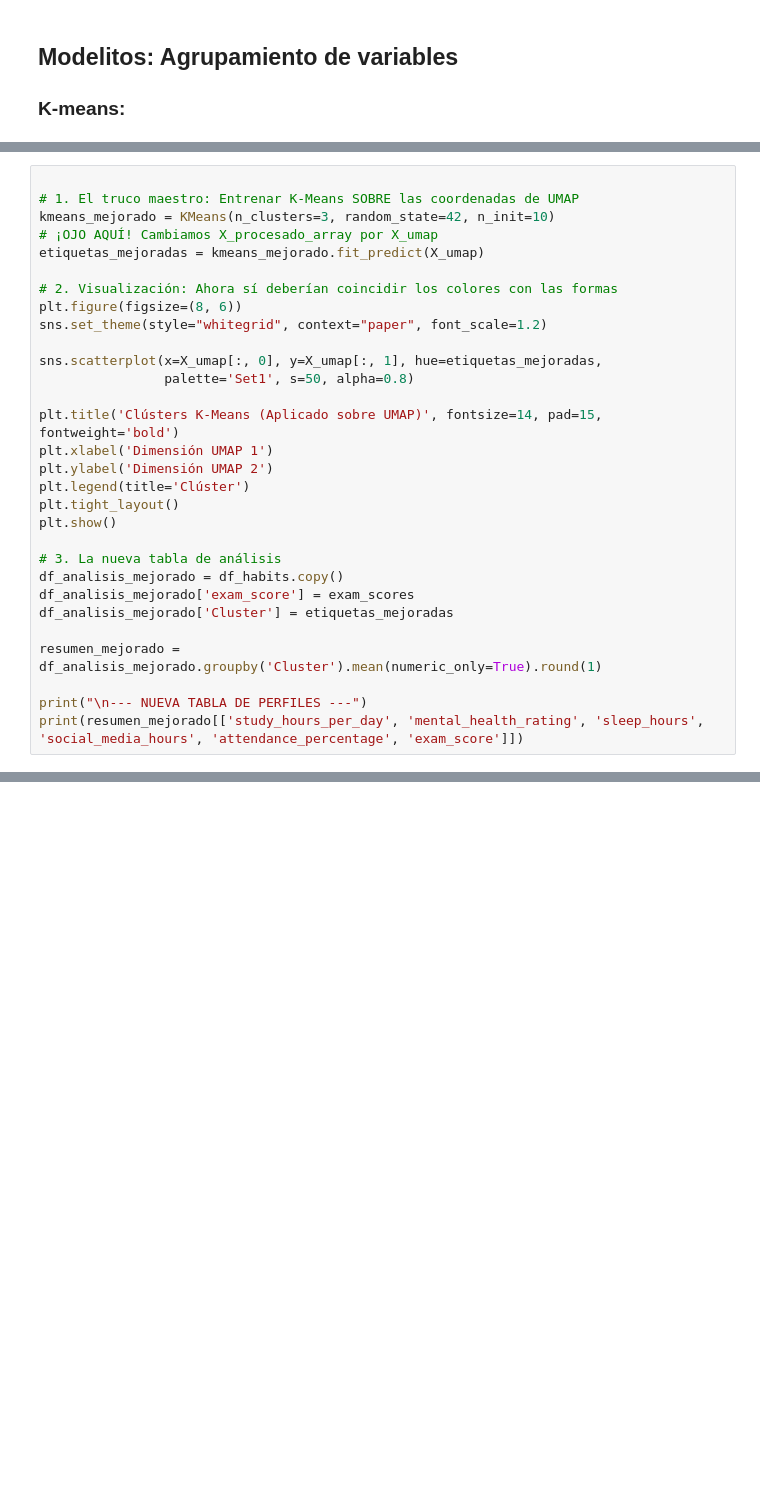
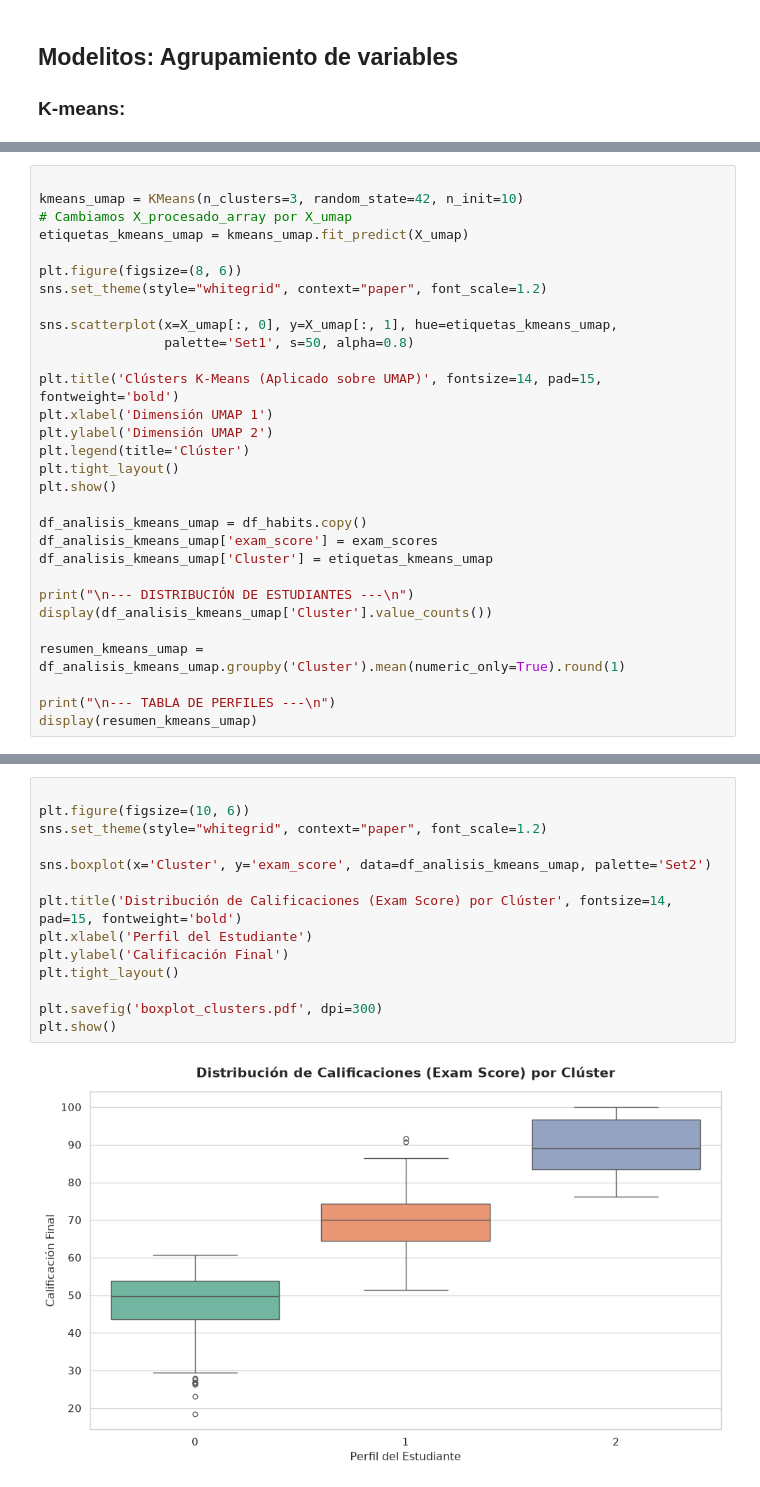
Before and after one commit to gapalfaro-cmyk/Proyecto-de-fin-de-modulo-6---Alfaro-Badillo-Cruz-Perez-Rupit, a Jupyter notebook: Modulo_VI_Equipo_15_Habits.ipynb, the cells around one changed output, grey strips where cells are left out. Drawn from its saved outputs; the diff is of its cells as text; blank space fills up the shorter version.

```diff
--- a/Modulo_VI_Equipo_15_Habits.ipynb
+++ b/Modulo_VI_Equipo_15_Habits.ipynb
@@ -447,15 +431,13 @@ Cluster
 # %%
 
-# 1. El truco maestro: Entrenar K-Means SOBRE las coordenadas de UMAP
-kmeans_mejorado = KMeans(n_clusters=3, random_state=42, n_init=10)
-# ¡OJO AQUÍ! Cambiamos X_procesado_array por X_umap
-etiquetas_mejoradas = kmeans_mejorado.fit_predict(X_umap)
+kmeans_umap = KMeans(n_clusters=3, random_state=42, n_init=10)
+# Cambiamos X_procesado_array por X_umap
+etiquetas_kmeans_umap = kmeans_umap.fit_predict(X_umap)
 
-# 2. Visualización: Ahora sí deberían coincidir los colores con las formas
 plt.figure(figsize=(8, 6))
 sns.set_theme(style="whitegrid", context="paper", font_scale=1.2)
 
-sns.scatterplot(x=X_umap[:, 0], y=X_umap[:, 1], hue=etiquetas_mejoradas,
+sns.scatterplot(x=X_umap[:, 0], y=X_umap[:, 1], hue=etiquetas_kmeans_umap,
                 palette='Set1', s=50, alpha=0.8)
 
 plt.title('Clústers K-Means (Aplicado sobre UMAP)', fontsize=14, pad=15, fontweight='bold')
@@ -465,14 +447,16 @@ plt.legend(title='Clúster')
 plt.tight_layout()
 plt.show()
 
-# 3. La nueva tabla de análisis
-df_analisis_mejorado = df_habits.copy()
-df_analisis_mejorado['exam_score'] = exam_scores
-df_analisis_mejorado['Cluster'] = etiquetas_mejoradas
+df_analisis_kmeans_umap = df_habits.copy()
+df_analisis_kmeans_umap['exam_score'] = exam_scores
+df_analisis_kmeans_umap['Cluster'] = etiquetas_kmeans_umap
 
-resumen_mejorado = df_analisis_mejorado.groupby('Cluster').mean(numeric_only=True).round(1)
+print("\n--- DISTRIBUCIÓN DE ESTUDIANTES ---\n")
+display(df_analisis_kmeans_umap['Cluster'].value_counts())
 
-print("\n--- NUEVA TABLA DE PERFILES ---")
-print(resumen_mejorado[['study_hours_per_day', 'mental_health_rating', 'sleep_hours', 'social_media_hours', 'attendance_percentage', 'exam_score']])
+resumen_kmeans_umap = df_analisis_kmeans_umap.groupby('Cluster').mean(numeric_only=True).round(1)
+
+print("\n--- TABLA DE PERFILES ---\n")
+display(resumen_kmeans_umap)
 # %% [output]
 [figure]
@@ -490,0 +475,16 @@ Cluster
+# %%
+
+plt.figure(figsize=(10, 6))
+sns.set_theme(style="whitegrid", context="paper", font_scale=1.2)
+
+sns.boxplot(x='Cluster', y='exam_score', data=df_analisis_kmeans_umap, palette='Set2')
+
+plt.title('Distribución de Calificaciones (Exam Score) por Clúster', fontsize=14, pad=15, fontweight='bold')
+plt.xlabel('Perfil del Estudiante')
+plt.ylabel('Calificación Final')
+plt.tight_layout()
+
+plt.savefig('boxplot_clusters.pdf', dpi=300)
+plt.show()
+# %% [output]
+[figure, added]
```
Also changed, not shown: parts of 6 cells of this notebook, 2 other files.
